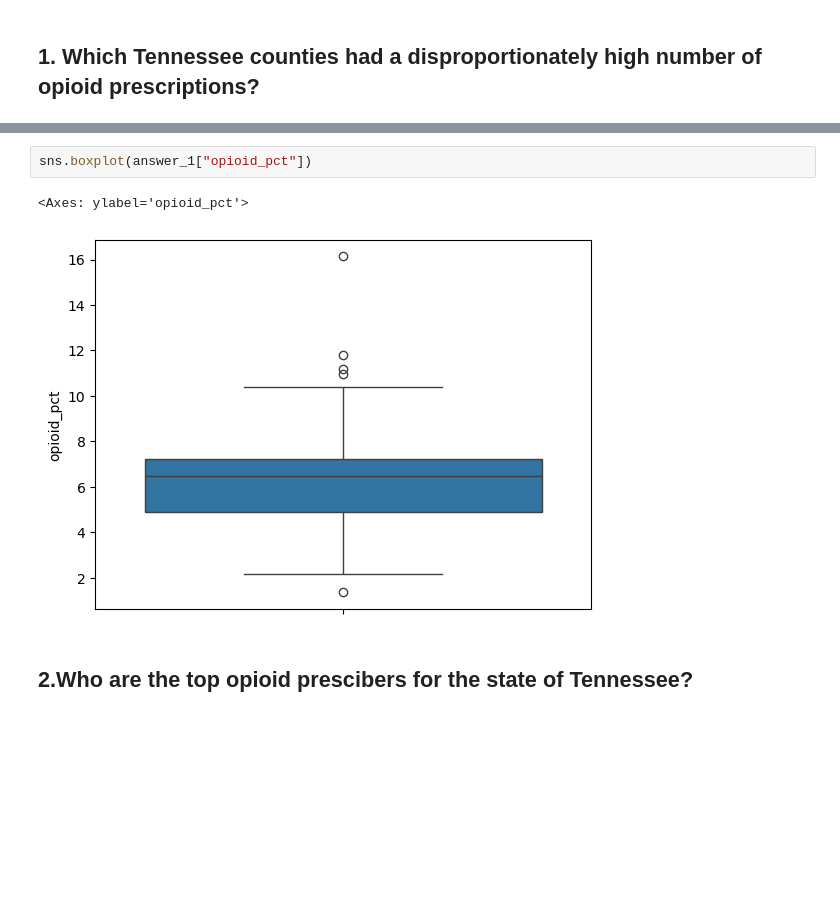
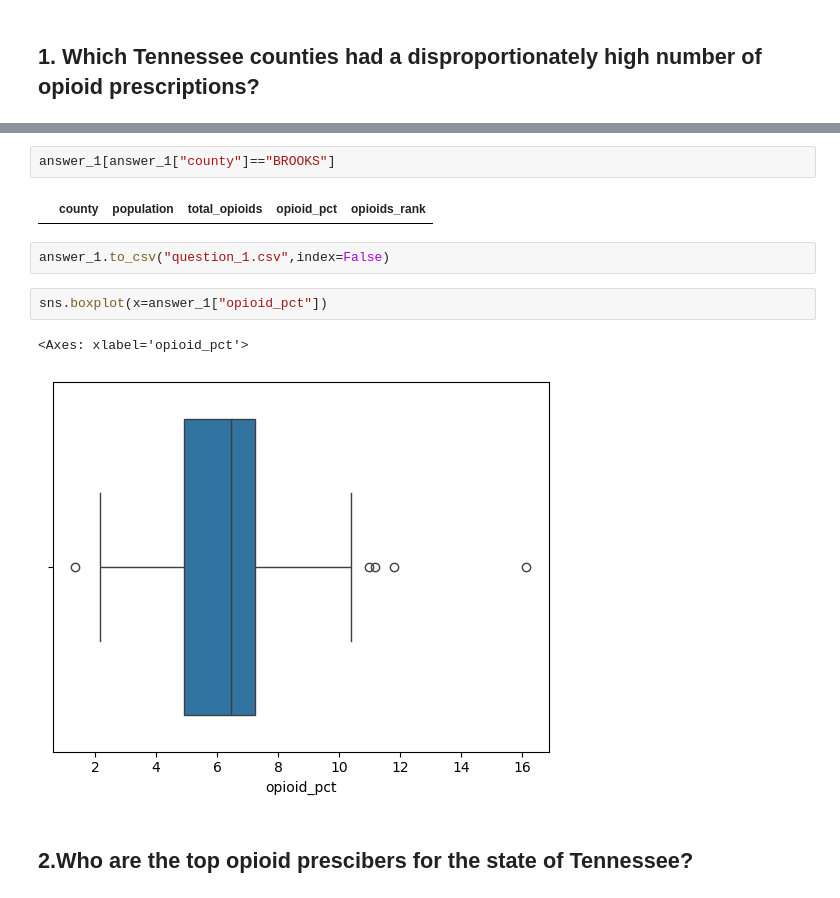
Before and after one commit to NSS-Data-Analytics-Cohort-13/prescribers-python-project-the-nightmare-before-christmas, a Jupyter notebook: notebooks/ryanphenderson_branch.ipynb, the cells around one changed output, grey strips where cells are left out. Saved outputs shown, nothing was run; the diff lists cells and outputs as text; blank space fills up the shorter version.

```diff
--- a/notebooks/ryanphenderson_branch.ipynb
+++ b/notebooks/ryanphenderson_branch.ipynb
@@ -97,8 +104,14 @@ pd.concat([answer_1.head(4),answer_1.tail(1)])
+# %%
+answer_1[answer_1["county"]=="BROOKS"]
+# %% [output]
+|  | county | population | total_opioids | opioid_pct | opioids_rank |
+# %%
+answer_1.to_csv("question_1.csv",index=False)
 # %%
-sns.boxplot(answer_1["opioid_pct"])
+sns.boxplot(x=answer_1["opioid_pct"])
 # %% [output]
-<Axes: ylabel='opioid_pct'>
+<Axes: xlabel='opioid_pct'>
-[figure, old version]
+[figure, new version]
 # %% [markdown]
 ## 2.Who are the top opioid prescibers for the state of Tennessee?
 # %%
```
Also changed, not shown: parts of 10 cells of this notebook, 8 other files.
